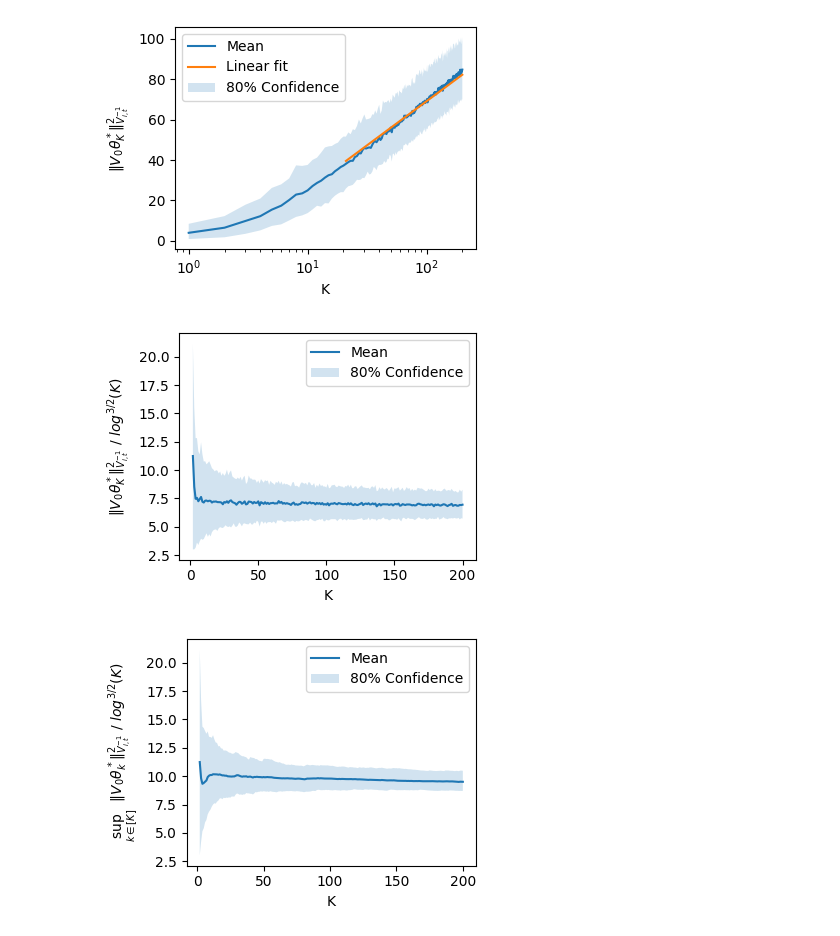
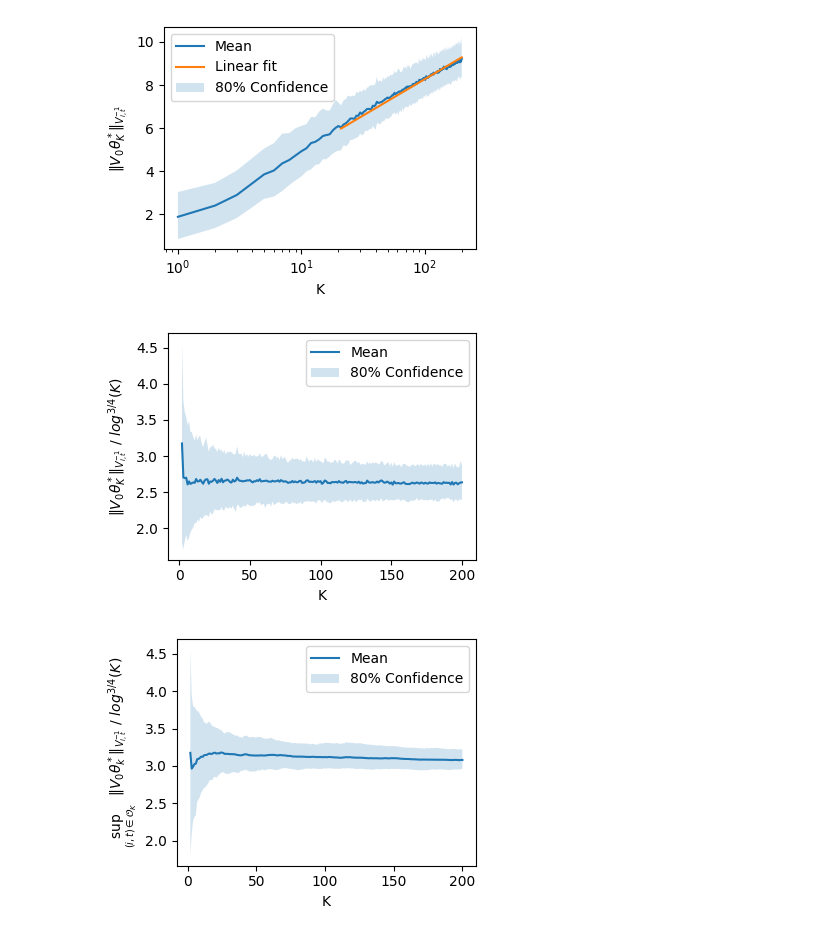
Before and after one commit to eastonhuch/RoME, a Jupyter notebook: simulations/theta-star-sim.ipynb, the cells around one changed output. Drawn from its saved outputs; the diff is of its cells as text; code cells hidden in the pictures.

Commit message:
took sqrt of theta bound

```diff
--- a/simulations/theta-star-sim.ipynb
+++ b/simulations/theta-star-sim.ipynb
@@ -49,7 +50,7 @@ for i in tqdm(range(reps)):
         Vk = V0 + XtX
         Vki = chol_inv(Vk)
         theta = np.random.normal(scale=1., size=2*k+1)
-        qs[k-1] = theta.T @ V0 @ Vki @ V0 @ theta
+        qs[k-1] = np.sqrt(theta.T @ V0 @ Vki @ V0 @ theta)
     qs_reps[i] = qs
 # %%
 fig, ax = plt.subplots(1, 1, figsize=(4,3))
@@ -66,7 +67,7 @@ plt.fill_between(ks, qs_lower, qs_upper, alpha=0.2, label="80% Confidence")
 plt.legend()
 plt.xscale("log")
 plt.xlabel("K")
-plt.ylabel("$\\Vert V_0 \\theta_K^* \\Vert^2_{V_{i,t}^{-1}}$")
+plt.ylabel("$\\Vert V_0 \\theta_K^* \\Vert_{V_{i,t}^{-1}}$")
 fig.tight_layout()
 fig.savefig("./figures/theta-star-sim-fig.pdf")
 fig.savefig("./figures/theta-star-sim-fig.png")
@@ -74,37 +75,37 @@ plt.show()
 
 fig, ax = plt.subplots(1, 1, figsize=(4,3))
 ks2 = ks[1:]
-qs2_rep = qs_reps[:, 1:] / np.log(ks2)**(3/2)
+qs2_rep = qs_reps[:, 1:] / np.log(ks2)**(3/4)
 qs2_mean = qs2_rep.mean(axis=0)
 qs2_lower = np.percentile(qs2_rep, 10, axis=0)
 qs2_upper = np.percentile(qs2_rep, 90, axis=0)
 
 plt.plot(ks2, qs2_mean, label="Mean")
 plt.fill_between(ks2, qs2_lower, qs2_upper, alpha=0.2, label="80% Confidence")
 plt.legend()
 plt.xlabel("K")
-plt.ylabel("$\\Vert V_0 \\theta_K^* \\Vert^2_{V_{i,t}^{-1}} \\ / \\ log^{3/2}(K)$")
+plt.ylabel("$\\Vert V_0 \\theta_K^* \\Vert_{V_{i,t}^{-1}} \\ / \\ log^{3/4}(K)$")
 fig.tight_layout()
 fig.savefig("./figures/theta-star-sim-fig2.pdf")
 fig.savefig("./figures/theta-star-sim-fig2.png")
 plt.show()
 
 fig, ax = plt.subplots(1, 1, figsize=(4,3))
-qs3_rep = np.maximum.accumulate(qs_reps[:, 1:], axis=1)  / np.log(ks2)**(3/2)
+qs3_rep = np.maximum.accumulate(qs_reps[:, 1:], axis=1)  / np.log(ks2)**(3/4)
 qs3_mean = qs3_rep.mean(axis=0)
 qs3_lower = np.percentile(qs3_rep, 10, axis=0)
 qs3_upper = np.percentile(qs3_rep, 90, axis=0)
 
 plt.plot(ks2, qs3_mean, label="Mean")
 plt.fill_between(ks2, qs3_lower, qs3_upper, alpha=0.2, label="80% Confidence")
 plt.legend()
 plt.xlabel("K")
-plt.ylabel("$\sup_{k \in [K]}\\ \\ \\Vert V_0 \\theta_k^* \\Vert^2_{V_{i,t}^{-1}} \\ / \\ log^{3/2}(K)$")
+plt.ylabel("$\sup_{(i,t) \in \\mathcal{O}_K}\\ \\ \\Vert V_0 \\theta_k^* \\Vert_{V_{i,t}^{-1}} \\ / \\ log^{3/4}(K)$")
 fig.tight_layout()
 fig.savefig("./figures/theta-star-sim-fig3.pdf")
 fig.savefig("./figures/theta-star-sim-fig3.png")
 plt.show()
 # %% [output]
-[figure, old version]
+[figure, new version]
-[figure, old version]
+[figure, new version]
-[figure, old version]
+[figure, new version]
```
Also changed, not shown: parts of 1 cell of this notebook.
